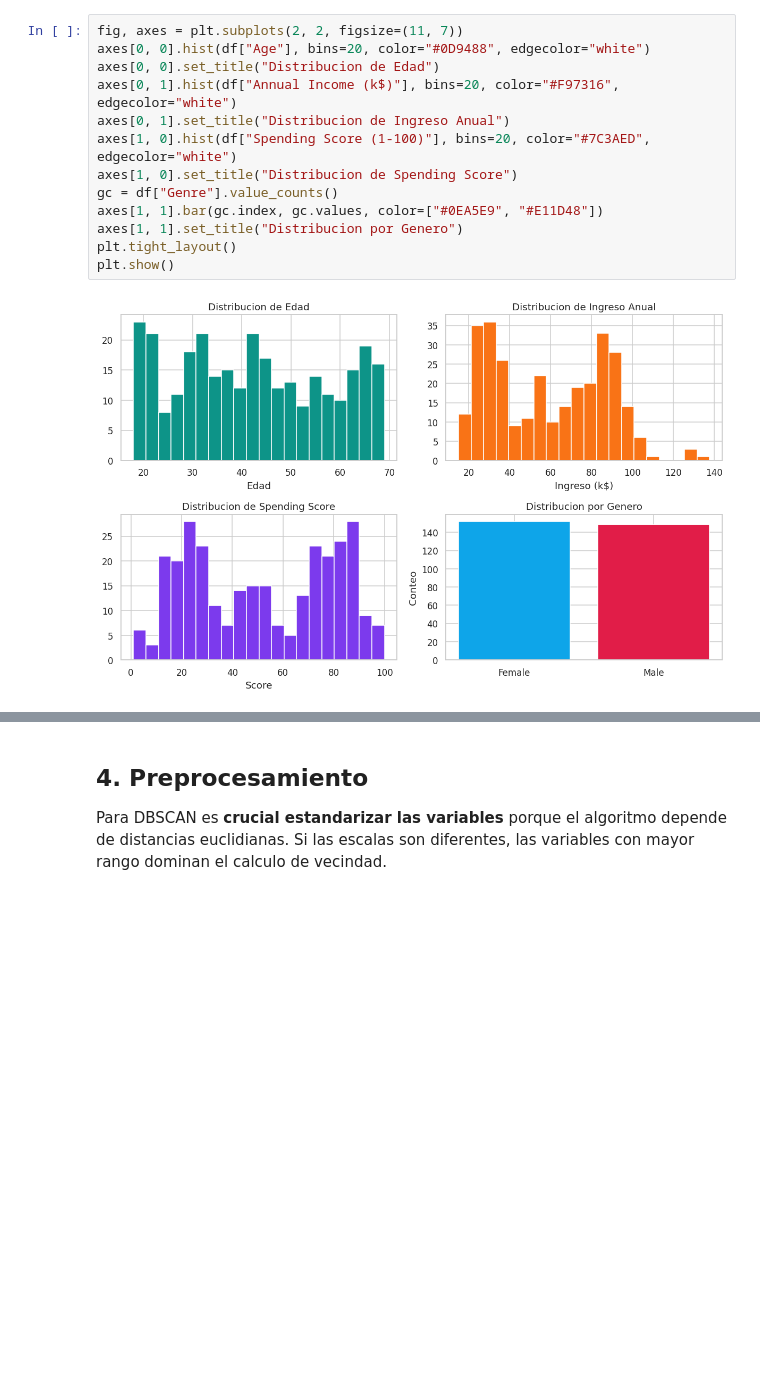
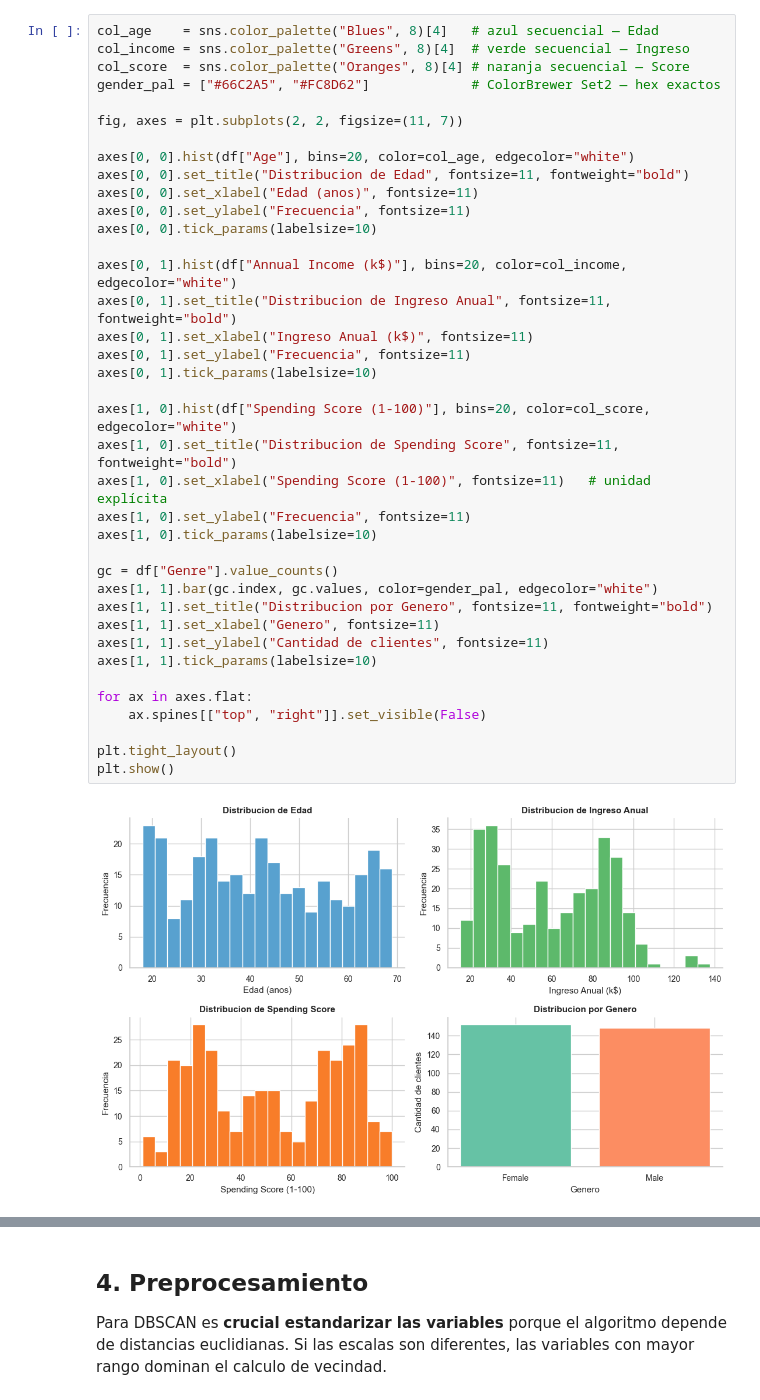
Before and after one commit to blinaresv/Grupo1_Actividad2_DBSCAN, a Jupyter notebook: Grupo1_Notebook2_Librerias_FINAL.ipynb, the cells around one changed output, grey strips where cells are left out. Drawn from its saved outputs; the diff is of its cells as text; blank space fills up the shorter version.

```diff
--- a/Grupo1_Notebook2_Librerias_FINAL.ipynb
+++ b/Grupo1_Notebook2_Librerias_FINAL.ipynb
@@ -86,15 +97,40 @@ Estadisticas descriptivas:
 # %%
+col_age    = sns.color_palette("Blues", 8)[4]   # azul secuencial — Edad
+col_income = sns.color_palette("Greens", 8)[4]  # verde secuencial — Ingreso
+col_score  = sns.color_palette("Oranges", 8)[4] # naranja secuencial — Score
+gender_pal = ["#66C2A5", "#FC8D62"]             # ColorBrewer Set2 — hex exactos
+
 fig, axes = plt.subplots(2, 2, figsize=(11, 7))
-axes[0, 0].hist(df["Age"], bins=20, color="#0D9488", edgecolor="white")
-axes[0, 0].set_title("Distribucion de Edad")
-axes[0, 1].hist(df["Annual Income (k$)"], bins=20, color="#F97316", edgecolor="white")
-axes[0, 1].set_title("Distribucion de Ingreso Anual")
-axes[1, 0].hist(df["Spending Score (1-100)"], bins=20, color="#7C3AED", edgecolor="white")
-axes[1, 0].set_title("Distribucion de Spending Score")
+
+axes[0, 0].hist(df["Age"], bins=20, color=col_age, edgecolor="white")
+axes[0, 0].set_title("Distribucion de Edad", fontsize=11, fontweight="bold")
+axes[0, 0].set_xlabel("Edad (anos)", fontsize=11)
+axes[0, 0].set_ylabel("Frecuencia", fontsize=11)
+axes[0, 0].tick_params(labelsize=10)
+
+axes[0, 1].hist(df["Annual Income (k$)"], bins=20, color=col_income, edgecolor="white")
+axes[0, 1].set_title("Distribucion de Ingreso Anual", fontsize=11, fontweight="bold")
+axes[0, 1].set_xlabel("Ingreso Anual (k$)", fontsize=11)
+axes[0, 1].set_ylabel("Frecuencia", fontsize=11)
+axes[0, 1].tick_params(labelsize=10)
+
+axes[1, 0].hist(df["Spending Score (1-100)"], bins=20, color=col_score, edgecolor="white")
+axes[1, 0].set_title("Distribucion de Spending Score", fontsize=11, fontweight="bold")
+axes[1, 0].set_xlabel("Spending Score (1-100)", fontsize=11)   # unidad explícita
+axes[1, 0].set_ylabel("Frecuencia", fontsize=11)
+axes[1, 0].tick_params(labelsize=10)
+
 gc = df["Genre"].value_counts()
-axes[1, 1].bar(gc.index, gc.values, color=["#0EA5E9", "#E11D48"])
-axes[1, 1].set_title("Distribucion por Genero")
+axes[1, 1].bar(gc.index, gc.values, color=gender_pal, edgecolor="white")
+axes[1, 1].set_title("Distribucion por Genero", fontsize=11, fontweight="bold")
+axes[1, 1].set_xlabel("Genero", fontsize=11)
+axes[1, 1].set_ylabel("Cantidad de clientes", fontsize=11)
+axes[1, 1].tick_params(labelsize=10)
+
+for ax in axes.flat:
+    ax.spines[["top", "right"]].set_visible(False)
+
 plt.tight_layout()
 plt.show()
 # %% [output]
-[figure, old version]
+[figure, new version]
```
Also changed, not shown: parts of 22 cells of this notebook, 1 other file.
